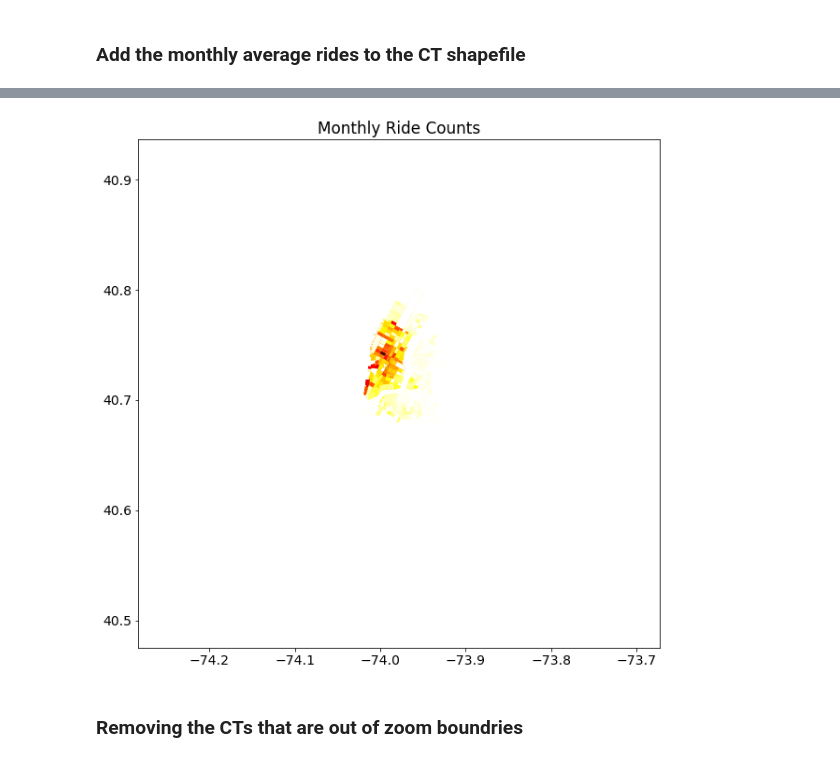
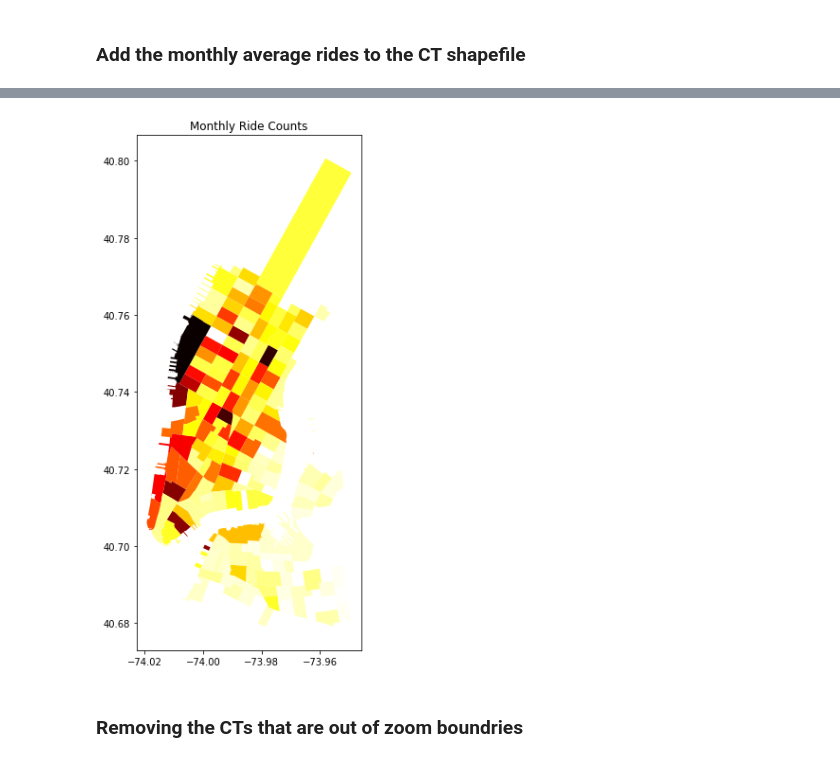
Before and after one commit to fedhere/PUS2020_FBianco, a Jupyter notebook: classdemo/GeospatialAnalysis_CitiBike.ipynb, the cells around one changed output, grey strips where cells are left out. Drawn from its saved outputs; the diff is of its cells as text; code cells hidden in the pictures.

```diff
--- a/classdemo/GeospatialAnalysis_CitiBike.ipynb
+++ b/classdemo/GeospatialAnalysis_CitiBike.ipynb
@@ -458,4 +505,4 @@ cb201309.head()
 # %%
-montlytrips = cb201309.groupby("start station id").count()[["tripduration"]]
-montlytrips
+montlytrips = cb201309.groupby("start station id").count()[["tripduration"]].rename({"tripduration":"MonthlyAve"}, axis=1)
+montlytrips.head()
 # %% [output]
@@ -479,2 +516,2 @@ stationct
 # %%
-station_id.join(pd.Series(montlytrips.tripduration))
+station_id = station_id.join(pd.Series(montlytrips.MonthlyAve))
@@ -555,0 +549,4 @@ ct_shape_MonthlyAve.head()
+# %%
+tripsbyct = ct_shape.merge(station_id.groupby("boro_ct201").sum().drop(["lat", "lon"], axis=1),
+                           left_on="boro_ct201", right_index=True)
+tripsbyct.head()
@@ -556,8 +560,8 @@ ct_shape_MonthlyAve.head()
 # %%
 f, ax = plt.subplots(figsize=(10,10))
-ct_shape_MonthlyAve.plot(column='MonthlyAve',cmap='hot_r',alpha=1,linewidth=0.1,ax=ax)
+tripsbyct.plot(column='MonthlyAve',cmap='hot_r',alpha=1,linewidth=0.1,ax=ax)
 plt.title("Monthly Ride Counts");
 # %% [output]
-[figure, old version]
+[figure, new version]
 # %% [markdown]
 ### Removing the CTs that are out of zoom boundries
```
Also changed, not shown: parts of 69 cells of this notebook.
